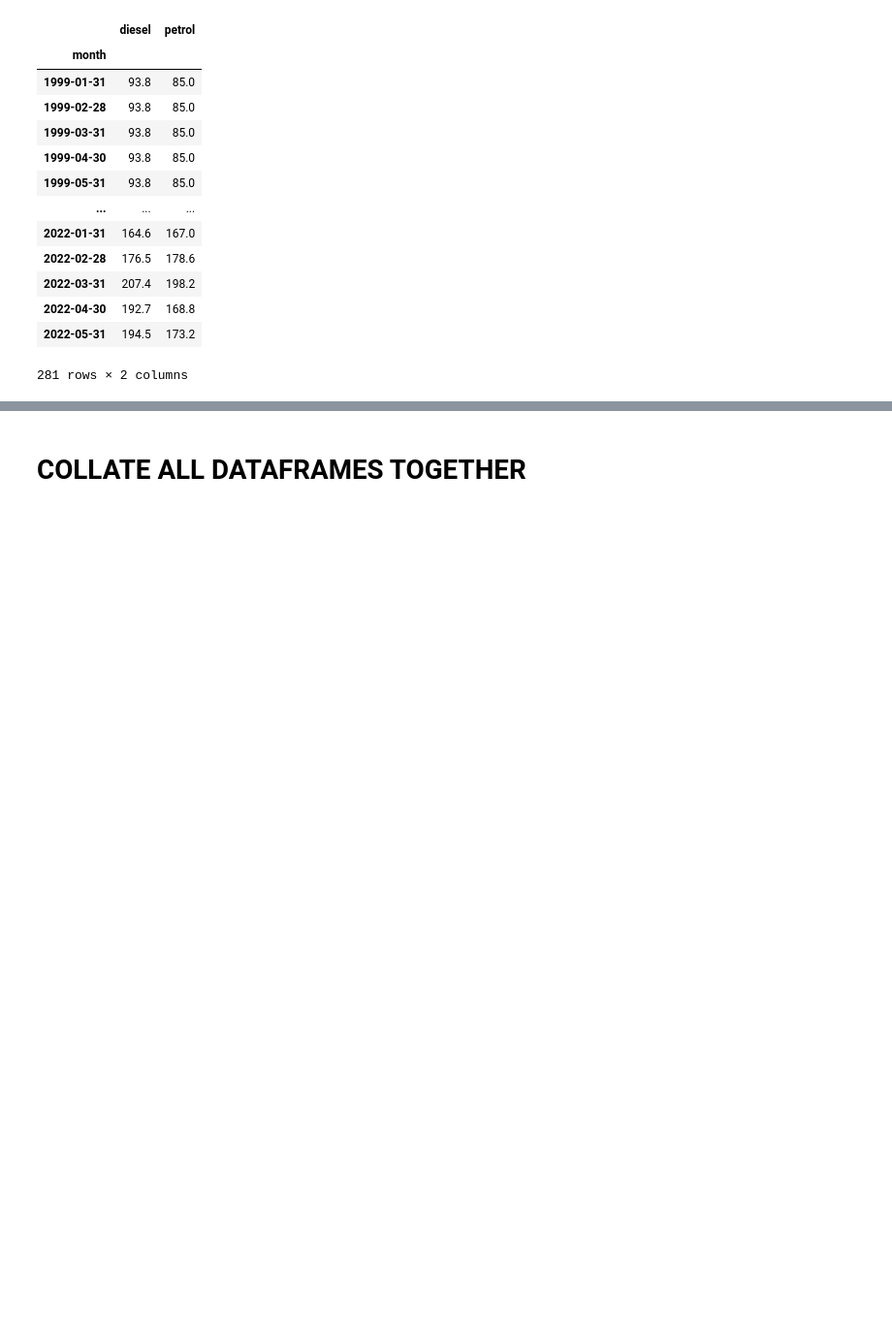
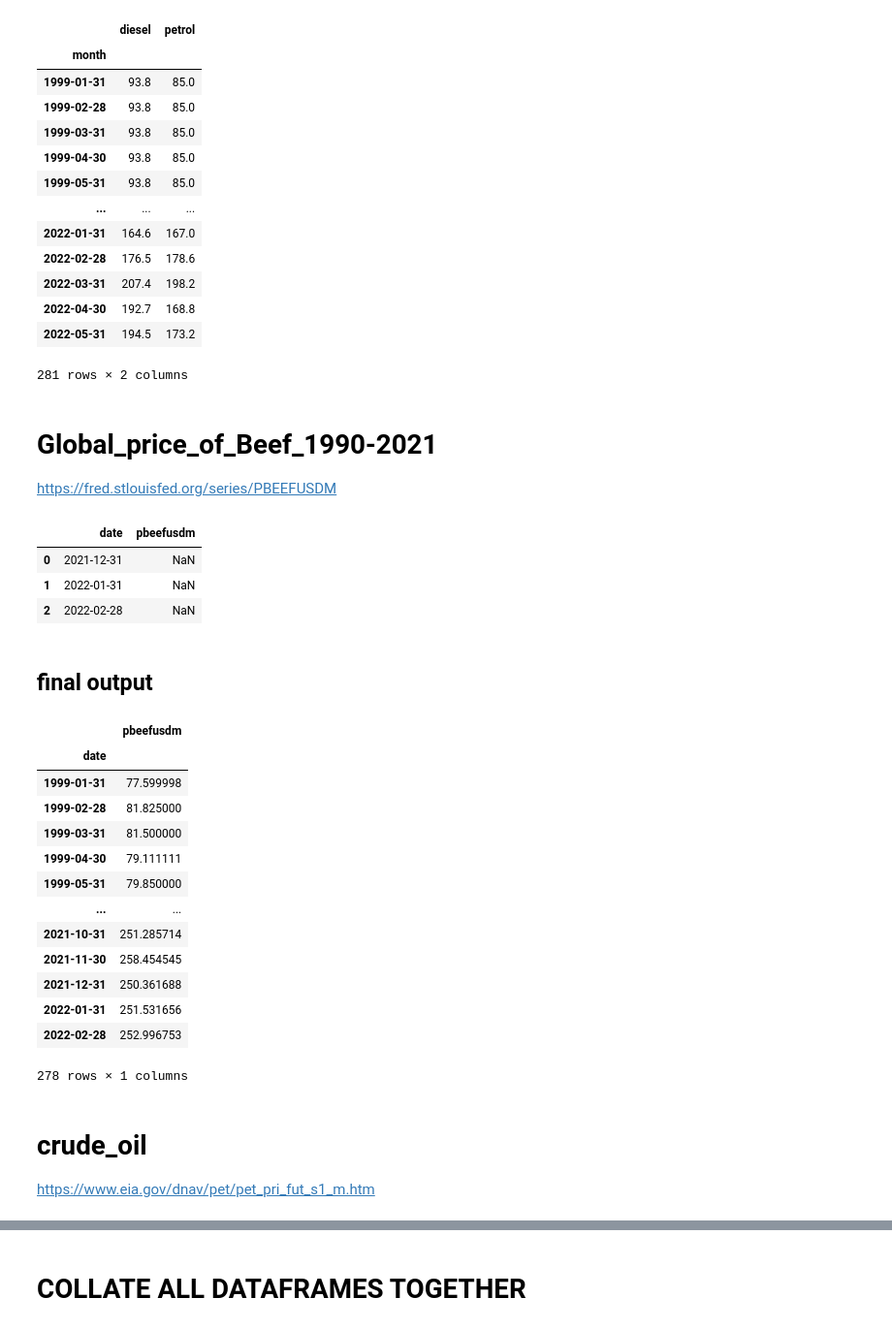
Before and after one commit to trentsteel777/CA2, a Jupyter notebook: DataPrepAustralia.ipynb, the cells around one changed output, grey strips where cells are left out. Shown at 97% size. Drawn from its saved outputs; the diff is of its cells as text; code cells hidden in the pictures; blank space fills up the shorter version.

Commit message:
Hook in crude oil and global beef prices to australian dataset

```diff
--- a/DataPrepAustralia.ipynb
+++ b/DataPrepAustralia.ipynb
@@ -2578,3 +2578,7 @@ df_aus_fuel
 | 2022-04-30 | 192.7 | 168.8 |
 | 2022-05-31 | 194.5 | 173.2 |
 281 rows × 2 columns
+# %% [markdown]
+# Global_price_of_Beef_1990-2021
+
+https://fred.stlouisfed.org/series/PBEEFUSDM
@@ -2580,0 +2594,40 @@ df_aus_fuel
+# %%
+df_missing_months = pd.date_range(start='31-DEC-2021', end='28-FEB-2022', freq='M').to_frame(index=False, name='date')
+df_missing_months["pbeefusdm"] = np.nan
+df_missing_months
+# %% [output]
+|  | date | pbeefusdm |
+| 0 | 2021-12-31 | NaN |
+| 1 | 2022-01-31 | NaN |
+| 2 | 2022-02-28 | NaN |
+# %%
+df_global_beef = pd.concat([df_global_beef, df_missing_months]).reset_index(drop=True)
+# %%
+df_global_beef = df_global_beef.assign(pbeefusdm=df_global_beef.pbeefusdm.fillna(df_global_beef.pbeefusdm.rolling(6,min_periods=1,center=False).mean()))
+# %%
+df_global_beef.set_index("date", inplace=True)
+# %%
+df_global_beef = df_global_beef[df_global_beef.index.year > 1998]
+# %% [markdown]
+## final output
+# %%
+df_global_beef
+# %% [output]
+|  | pbeefusdm |
+| date |  |
+| 1999-01-31 | 77.599998 |
+| 1999-02-28 | 81.825000 |
+| 1999-03-31 | 81.500000 |
+| 1999-04-30 | 79.111111 |
+| 1999-05-31 | 79.850000 |
+| ... | ... |
+| 2021-10-31 | 251.285714 |
+| 2021-11-30 | 258.454545 |
+| 2021-12-31 | 250.361688 |
+| 2022-01-31 | 251.531656 |
+| 2022-02-28 | 252.996753 |
+278 rows × 1 columns
+# %% [markdown]
+# crude_oil
+
+https://www.eia.gov/dnav/pet/pet_pri_fut_s1_m.htm
```
Also changed, not shown: parts of 93 cells of this notebook, 4 other files.
